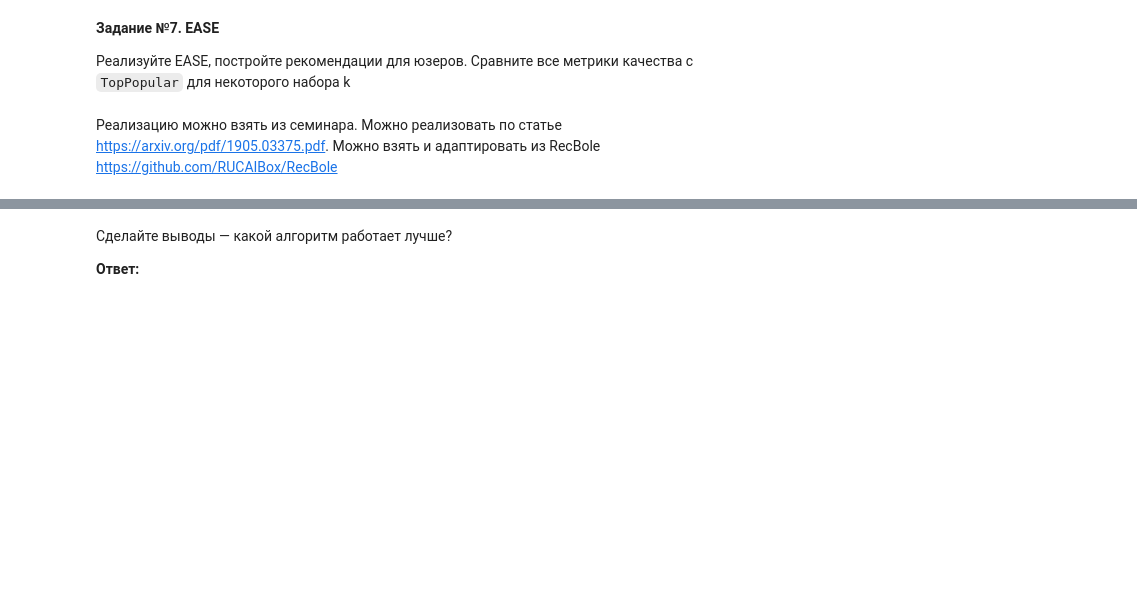
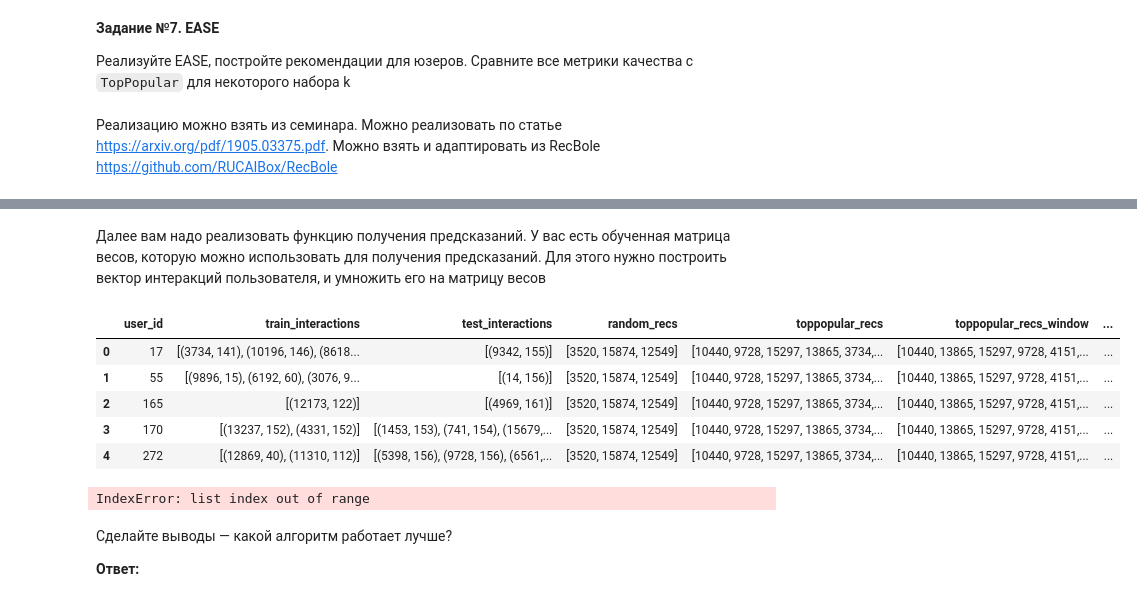
Before and after one commit to sitrm/recsys_easy, a Jupyter notebook: hw1_recsys_final.ipynb, the cells around one changed output, grey strips where cells are left out. Drawn from its saved outputs; the diff is of its cells as text; code cells hidden in the pictures; blank space fills up the shorter version.

Commit message:
Реализовал fit и predict алгоритма EASE. Добавил оригинальный файл с заданием recsys_orihin.ipynb

```diff
--- a/hw1_recsys_final.ipynb
+++ b/hw1_recsys_final.ipynb
@@ -972,0 +962,22 @@ Wall time: 3.24 s
+# %%
+import numpy as np
+import scipy.sparse as sps
+
+def fit_ease(matrix, lambda_reg=1000):
+    #  Грам-матрица
+    G = matrix.T.dot(matrix)
+    #индексы элементов на диагонали
+    diagIndices = np.diag_indices(G.A.shape[0])
+    G[diagIndices] += lambda_reg
+
+    #Вычислить обратную Грам-матрицу.
+    P = np.linalg.inv(G.A)
+    B = P / (-np.diag(P))
+    B[diagIndices] = 0
+
+    return B
+
+# Пример вызова функции fit_ease с матрицей matrix
+w = fit_ease(matrix)
+# %%
+id2item = {k:v for v, k in item2id.items()}
@@ -973,10 +1017,9 @@ Wall time: 3.24 s
 # %%
-def get_preds(x, item2id, id2item):
-
-    #your code here
-
-    return decoded
-
-
-joined['ease_preds'] = joined.train_interactions.apply(lambda x: get_preds(x, item2id, id2item))
-joined.head()
+def get_preds(x, item2id, id2item, w):
+    preds = []
+    for user_id, item_id in x:
+        if item_id in item2id:
+            item_idx = item2id[item_id]
+            pred = sum(w[item_idx] for w in w)  # Вычисление предсказанного рейтинга
+            preds.append(pred)
+    return preds
@@ -992,3 +1026,19 @@ joined.head()
+# %% [markdown]
+Далее вам надо реализовать функцию получения предсказаний. У вас есть обученная матрица весов, которую можно использовать для получения предсказаний. Для этого нужно построить вектор интеракций пользователя, и умножить его на матрицу весов
+# %%
+joined['ease_preds'] = joined.train_interactions.apply(lambda x: get_preds(x, item2id, id2item, w))
+joined.head()
+# %% [output]
+|  | user_id | train_interactions | test_interactions | random_recs | toppopular_recs | toppopular_recs_window | ... |
+| 0 | 17 | [(3734, 141), (10196, 146), (8618... | [(9342, 155)] | [3520, 15874, 12549] | [10440, 9728, 15297, 13865, 3734,... | [10440, 13865, 15297, 9728, 4151,... | ... |
+| 1 | 55 | [(9896, 15), (6192, 60), (3076, 9... | [(14, 156)] | [3520, 15874, 12549] | [10440, 9728, 15297, 13865, 3734,... | [10440, 13865, 15297, 9728, 4151,... | ... |
+| 2 | 165 | [(12173, 122)] | [(4969, 161)] | [3520, 15874, 12549] | [10440, 9728, 15297, 13865, 3734,... | [10440, 13865, 15297, 9728, 4151,... | ... |
+| 3 | 170 | [(13237, 152), (4331, 152)] | [(1453, 153), (741, 154), (15679,... | [3520, 15874, 12549] | [10440, 9728, 15297, 13865, 3734,... | [10440, 13865, 15297, 9728, 4151,... | ... |
+| 4 | 272 | [(12869, 40), (11310, 112)] | [(5398, 156), (9728, 156), (6561,... | [3520, 15874, 12549] | [10440, 9728, 15297, 13865, 3734,... | [10440, 13865, 15297, 9728, 4151,... | ... |
+# %%
+evaluate_recommender(joined, model_preds='ease_preds')
+# %% [output]
+IndexError: list index out of range
 # %% [markdown]
 Сделайте выводы — какой алгоритм работает лучше?
 
```
Also changed, not shown: parts of 34 cells of this notebook, 1 other file.
